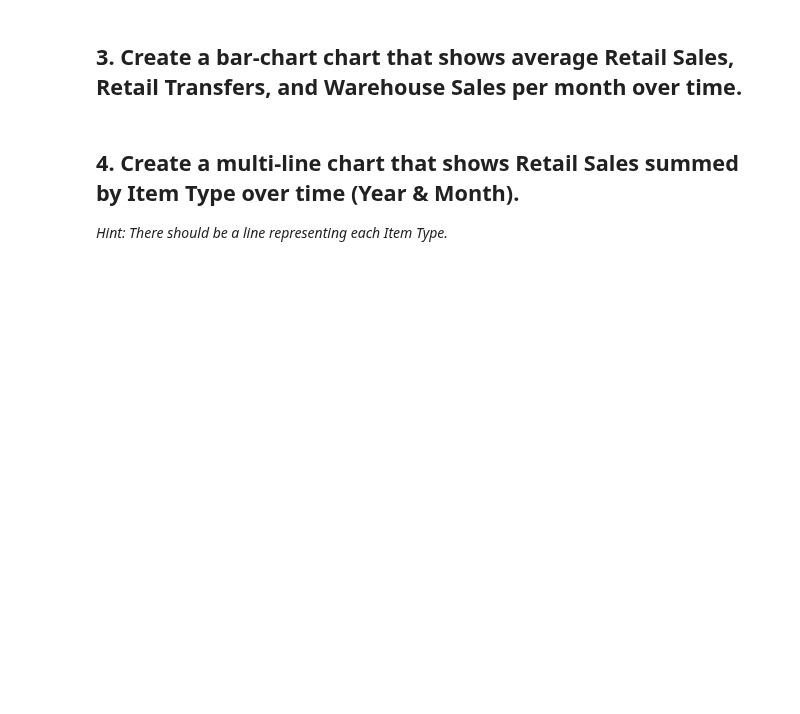
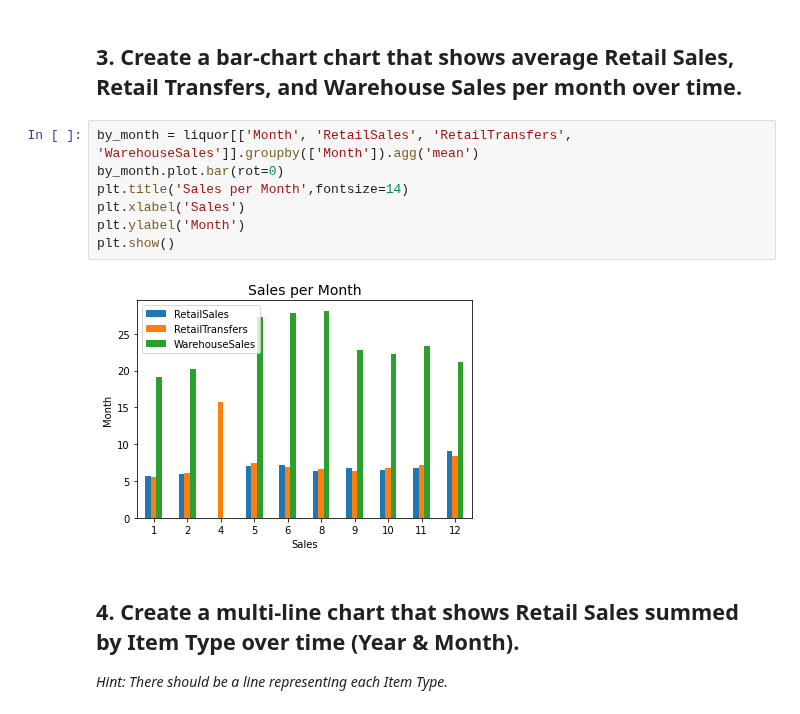
Before and after one commit to paoloironhack/data_analytics062020, a Jupyter notebook: labs/module_2/24_Plotting-Multiple-Data-Series/your-code/main.ipynb, the cells around one changed output. Drawn from its saved outputs; the diff is of its cells as text; blank space fills up the shorter version.

```diff
--- a/labs/module_2/24_Plotting-Multiple-Data-Series/your-code/main.ipynb
+++ b/labs/module_2/24_Plotting-Multiple-Data-Series/your-code/main.ipynb
@@ -15,5 +42,14 @@ import seaborn as sns
 # %% [markdown]
 ## 3. Create a bar-chart chart that shows average Retail Sales, Retail Transfers, and Warehouse Sales per month over time.
+# %%
+by_month = liquor[['Month', 'RetailSales', 'RetailTransfers', 'WarehouseSales']].groupby(['Month']).agg('mean')
+by_month.plot.bar(rot=0)
+plt.title('Sales per Month',fontsize=14)
+plt.xlabel('Sales')
+plt.ylabel('Month')
+plt.show()
+# %% [output]
+[figure, added]
 # %% [markdown]
 ## 4. Create a multi-line chart that shows Retail Sales summed by Item Type over time (Year & Month).
 
```
Also changed, not shown: parts of 7 cells of this notebook, 2 other files.
